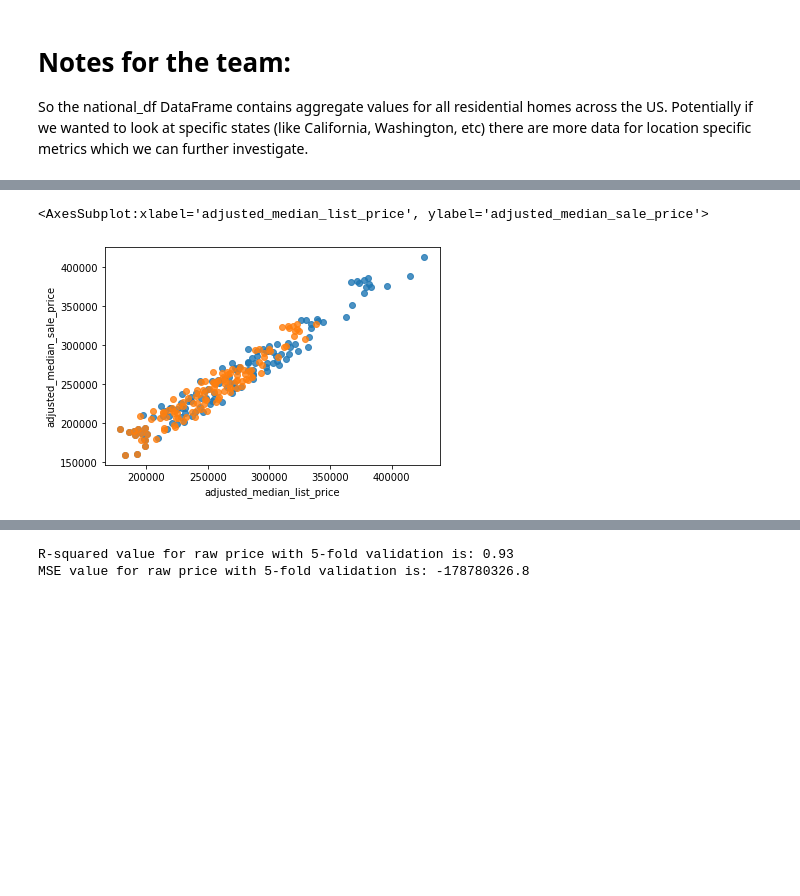
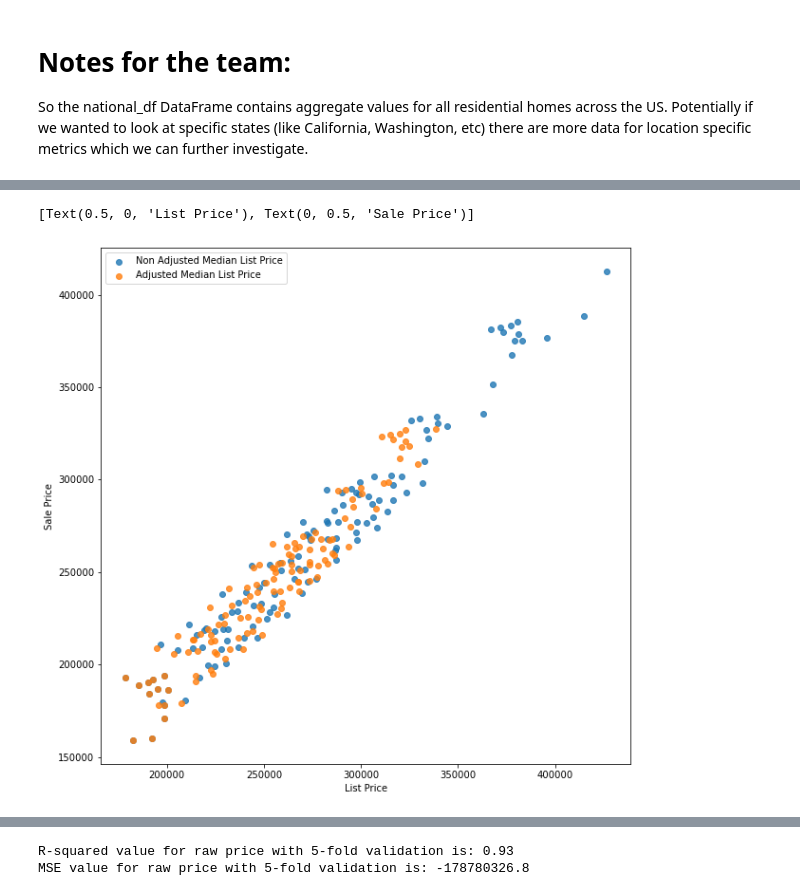
Before and after one commit to COGS118A/Group029-Sp22, a Jupyter notebook: COGS_118A_Project.ipynb, the cells around one changed output, grey strips where cells are left out. Saved outputs shown, nothing was run; the diff lists cells and outputs as text; code cells hidden in the pictures; blank space fills up the shorter version.

Commit message:
Improved figures
Added more descriptive labels, legends, and analysis to figures.

```diff
--- a/COGS_118A_Project.ipynb
+++ b/COGS_118A_Project.ipynb
@@ -228,6 +203,10 @@ regr.score(np.array(X_test).reshape(-1,1), y_test)
 # %%
+fig_price_diff, ax_price_diff = plt.subplots(figsize=(10,10))
 sns.regplot(x = "median_list_price", y = "median_sale_price", data = national_df, fit_reg=False)
 sns.regplot(x = "adjusted_median_list_price", y = "adjusted_median_sale_price", data = national_df, fit_reg=False)
+
+ax_price_diff.legend(labels = ["Non Adjusted Median List Price","Adjusted Median List Price"])
+ax_price_diff.set(xlabel = "List Price", ylabel = "Sale Price")
 # %% [output]
-<AxesSubplot:xlabel='adjusted_median_list_price', ylabel='adjusted_median_sale_price'>
+[Text(0.5, 0, 'List Price'), Text(0, 0.5, 'Sale Price')]
-[figure, old version]
+[figure, new version]
```
Also changed, not shown: parts of 14 cells of this notebook.
